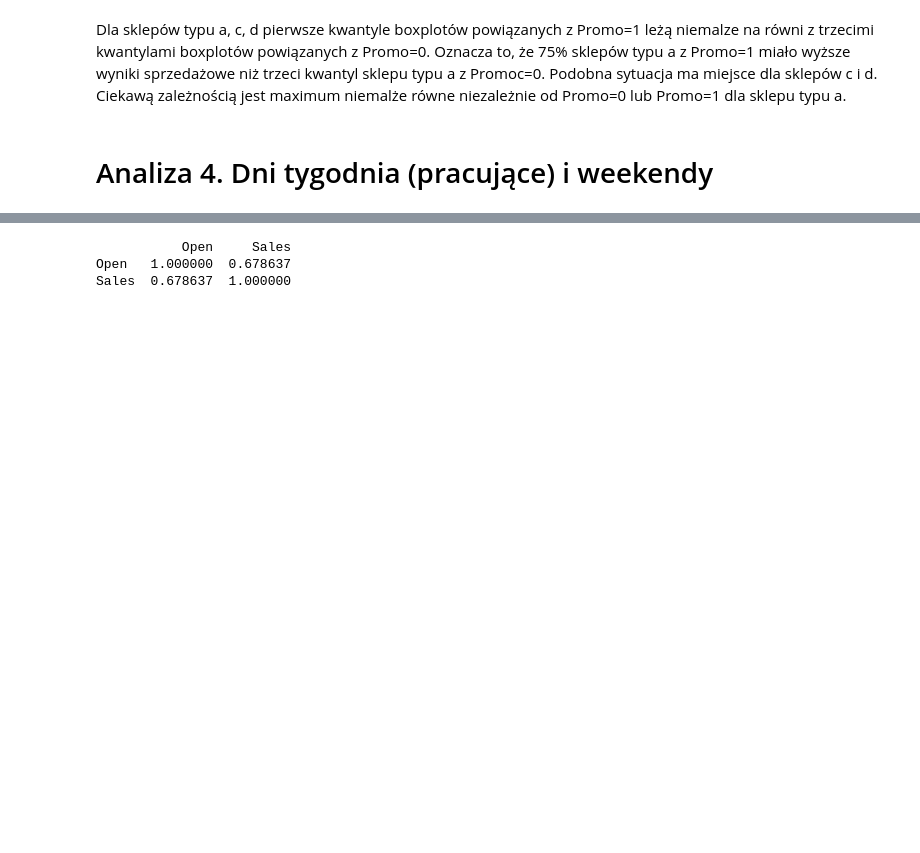
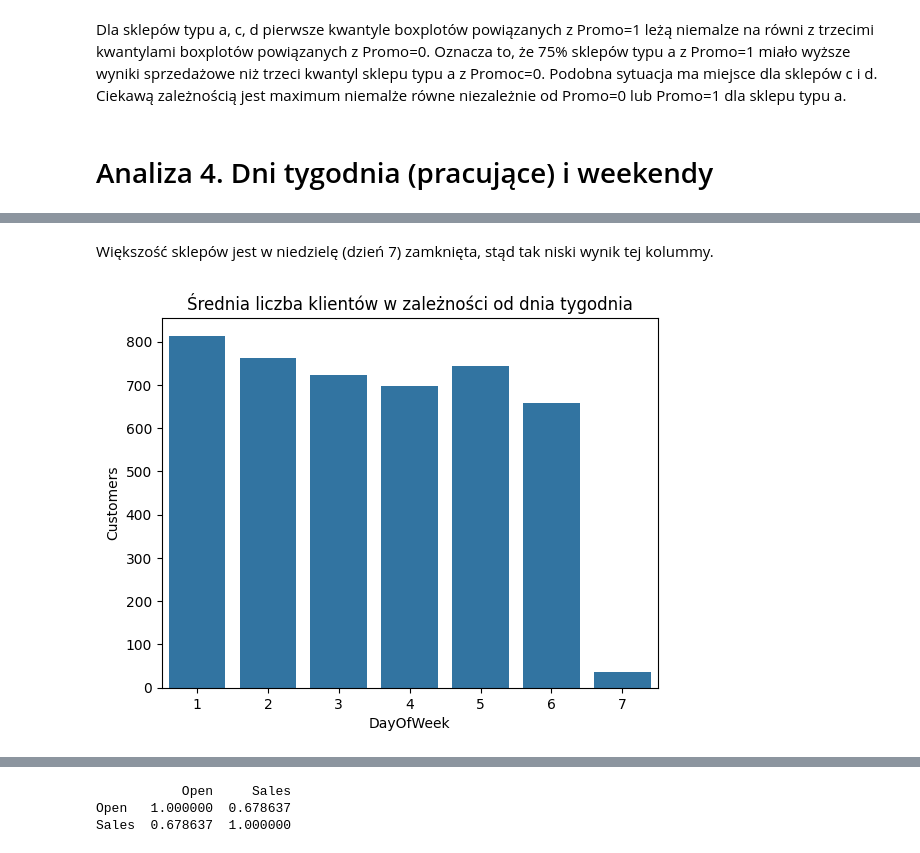
Before and after one commit to AgniechaP/EAD_project_1, a Jupyter notebook: blok_2/projekt_blok_2.ipynb, the cells around one changed output, grey strips where cells are left out. Cells and saved outputs as stored; diff of their text form; code cells hidden in the pictures; blank space fills up the shorter version.

```diff
--- a/blok_2/projekt_blok_2.ipynb
+++ b/blok_2/projekt_blok_2.ipynb
@@ -759,0 +762,11 @@ weekend_data = merged_data[merged_data['WeekdayType'] == 'Weekend']
+# %% [markdown]
+Większość sklepów jest w niedzielę (dzień 7) zamknięta, stąd tak niski wynik tej kolummy.
+# %%
+average_customers_by_day_of_week = merged_data.groupby('DayOfWeek')['Customers'].mean().reset_index()
+
+# Wykres średniej sprzedaży w zależności od dnia tygodnia
+sns.barplot(x='DayOfWeek', y='Customers', data=average_customers_by_day_of_week)
+plt.title('Średnia liczba klientów w zależności od dnia tygodnia')
+plt.show()
+# %% [output]
+[figure, added]
```
Also changed, not shown: parts of 10 cells of this notebook.
